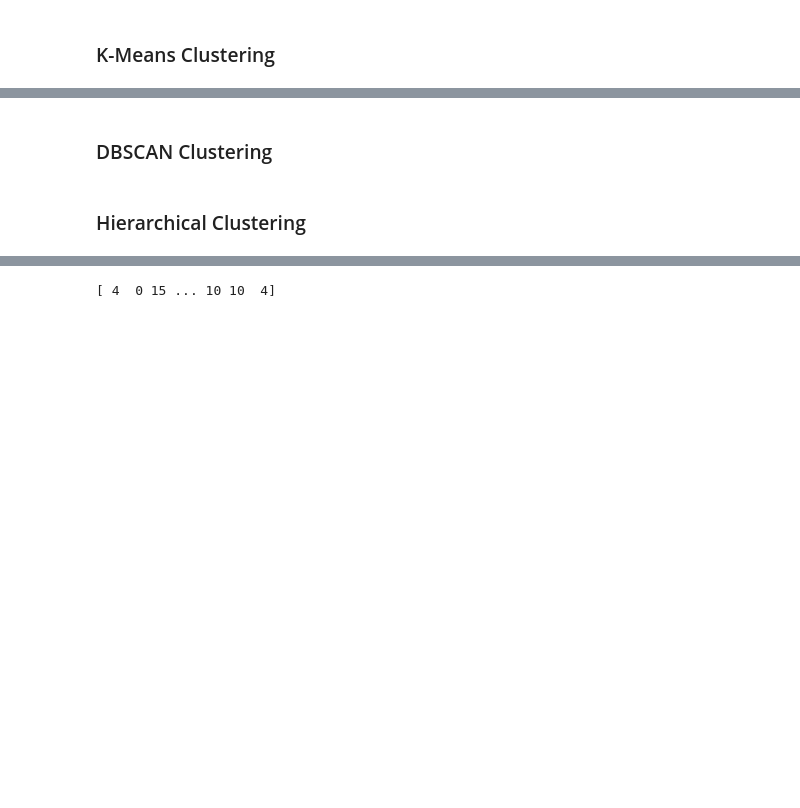
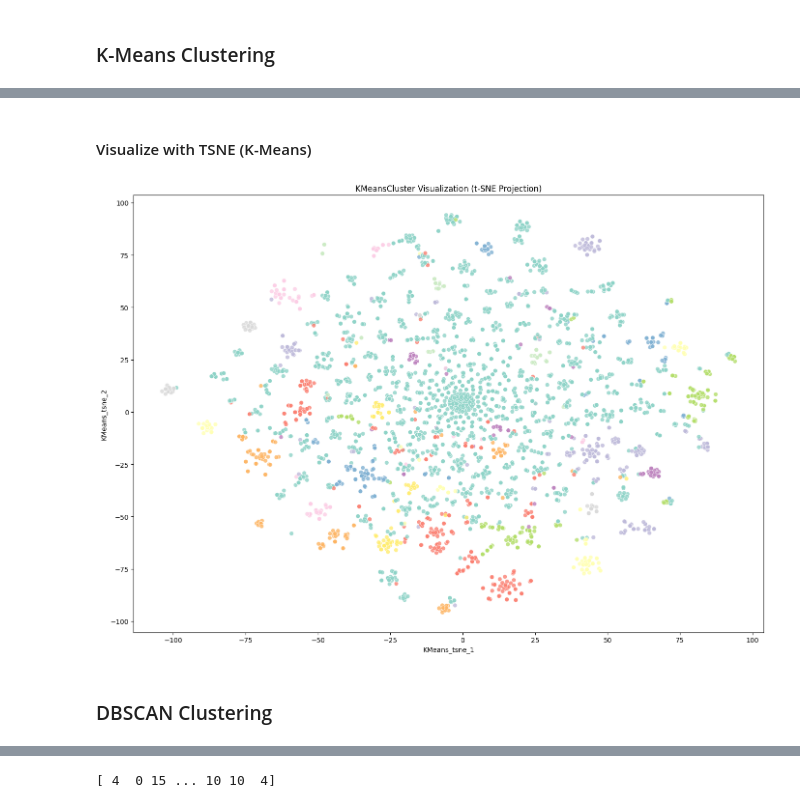
Before and after one commit to mitosisgg/ADS504_FinalProject, a Jupyter notebook: ADS504_FinalProject.ipynb, the cells around one changed output, grey strips where cells are left out. Cells and saved outputs as stored; diff of their text form; code cells hidden in the pictures; blank space fills up the shorter version.

Commit message:
Merged all clustering techniques + visualizations

```diff
--- a/ADS504_FinalProject.ipynb
+++ b/ADS504_FinalProject.ipynb
@@ -314,0 +344,4 @@ array(['white hanging heart tlight holder', 'white metal lantern',
+# %%
+svd = TruncatedSVD(n_components=200, random_state=42)
+X_reduced = svd.fit_transform(tfidf_matrix)
+X_reduced.shape
@@ -314,0 +350,2 @@ array(['white hanging heart tlight holder', 'white metal lantern',
+# %%
+df_cluster = df_clean_final.copy()
@@ -315,2 +354,11 @@ array(['white hanging heart tlight holder', 'white metal lantern',
 # %% [markdown]
 ### K-Means Clustering
+# %%
+k = 40
+kmeans = KMeans(n_clusters=k, random_state=42)
+df_cluster['KMeans'] = kmeans.fit_predict(X_reduced)
+
+# Show top items per cluster
+for i in range(k):
+    print(f"\n=== Cluster {i} ===")
+    print(df_cluster[df_cluster['KMeans'] == i]['Description'].head(5).to_string(index=False))
@@ -317,4 +484,28 @@ array(['white hanging heart tlight holder', 'white metal lantern',
+# %% [markdown]
+#### Visualize with TSNE (K-Means)
+# %%
+KMeans_tsne = TSNE(n_components=2, random_state=42, perplexity=30).fit_transform(X_reduced)
+df_cluster['KMeans_tsne_1'] = KMeans_tsne[:, 0]
+df_cluster['KMeans_tsne_2'] = KMeans_tsne[:, 1]
+
+kmeans_palette = sns.color_palette('Set3', n_colors=df_cluster['KMeans'].nunique())
+
+plt.figure(figsize=(14, 10))
+sns.scatterplot(
+    data=df_cluster,
+    x='KMeans_tsne_1',
+    y='KMeans_tsne_2',
+    hue='KMeans',
+    palette=kmeans_palette,
+    s=40,
+    alpha=0.8,
+    legend=False
+)
+plt.title("KMeansCluster Visualization (t-SNE Projection)")
+plt.tight_layout()
+plt.tight_layout()
+plt.show()
+# %% [output]
+[figure, added]
 # %% [markdown]
 ### DBSCAN Clustering
-# %% [markdown]
-### Hierarchical Clustering
```
Also changed, not shown: parts of 22 cells of this notebook.
